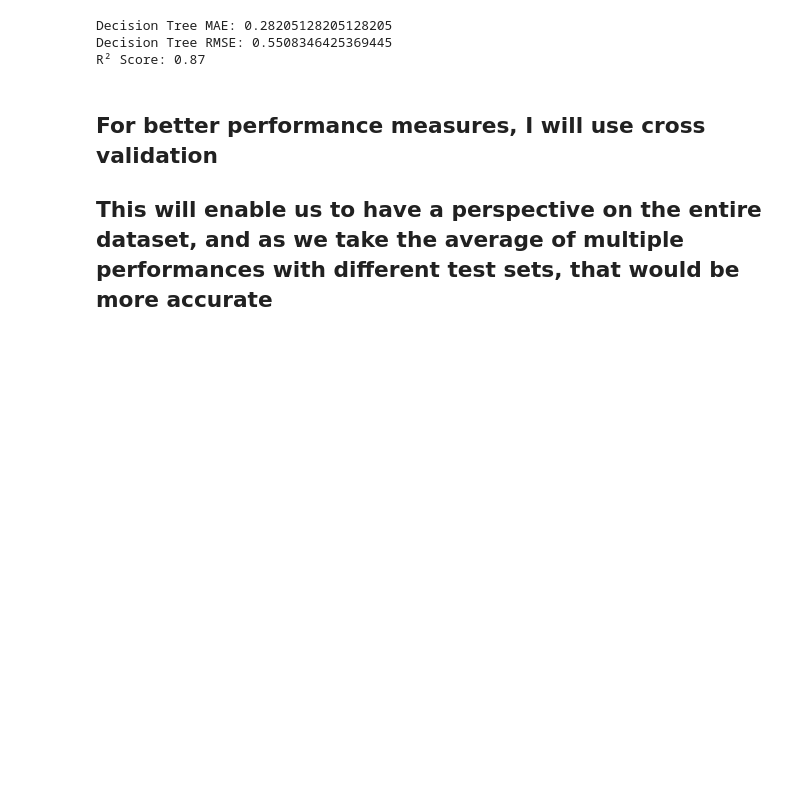
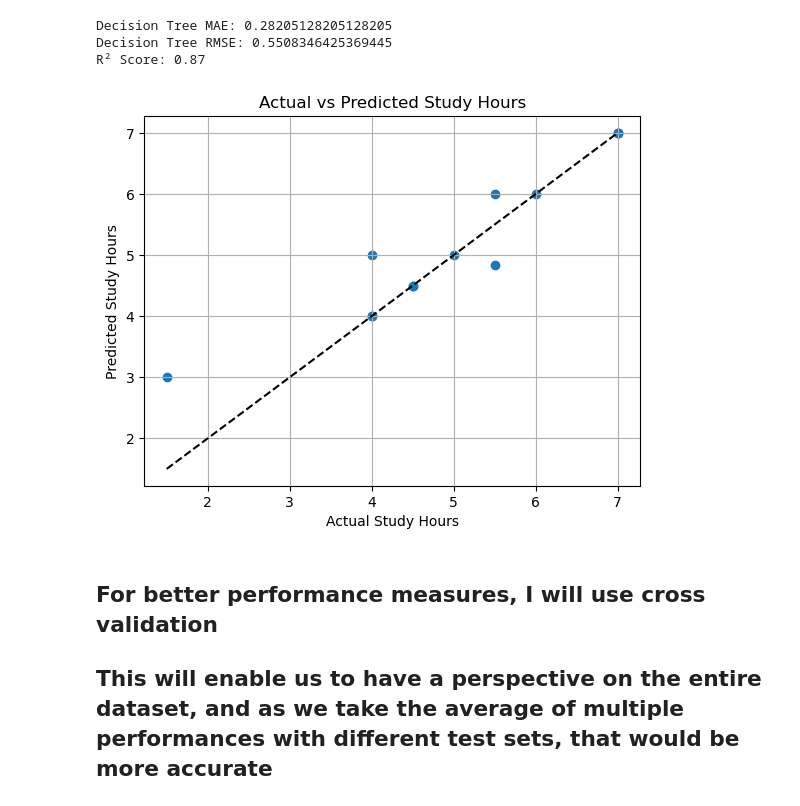
Before and after one commit to emrecavus1/Emre-Cavus-DSA-210-Project, a Jupyter notebook: DSA 210 Project.ipynb, the cells around one changed output. Drawn from its saved outputs; the diff is of its cells as text; code cells hidden in the pictures; blank space fills up the shorter version.

```diff
--- a/DSA 210 Project.ipynb
+++ b/DSA 210 Project.ipynb
@@ -578,6 +578,16 @@ print(f"R² Score: {r2:.2f}")
 Decision Tree MAE: 0.28205128205128205
 Decision Tree RMSE: 0.5508346425369445
 R² Score: 0.87
+# %%
+plt.scatter(y_test, y_pred_tree)
+plt.xlabel("Actual Study Hours")
+plt.ylabel("Predicted Study Hours")
+plt.title("Actual vs Predicted Study Hours")
+plt.plot([y_test.min(), y_test.max()], [y_test.min(), y_test.max()], 'k--')
+plt.grid(True)
+plt.show()
+# %% [output]
+[figure, added]
 # %% [markdown]
 ## For better performance measures, I will use cross validation
 ## This will enable us to have a perspective on the entire dataset, and as we take the average of multiple performances with different test sets, that would be more accurate
```
Also changed, not shown: parts of 3 cells of this notebook, 1 other file.
